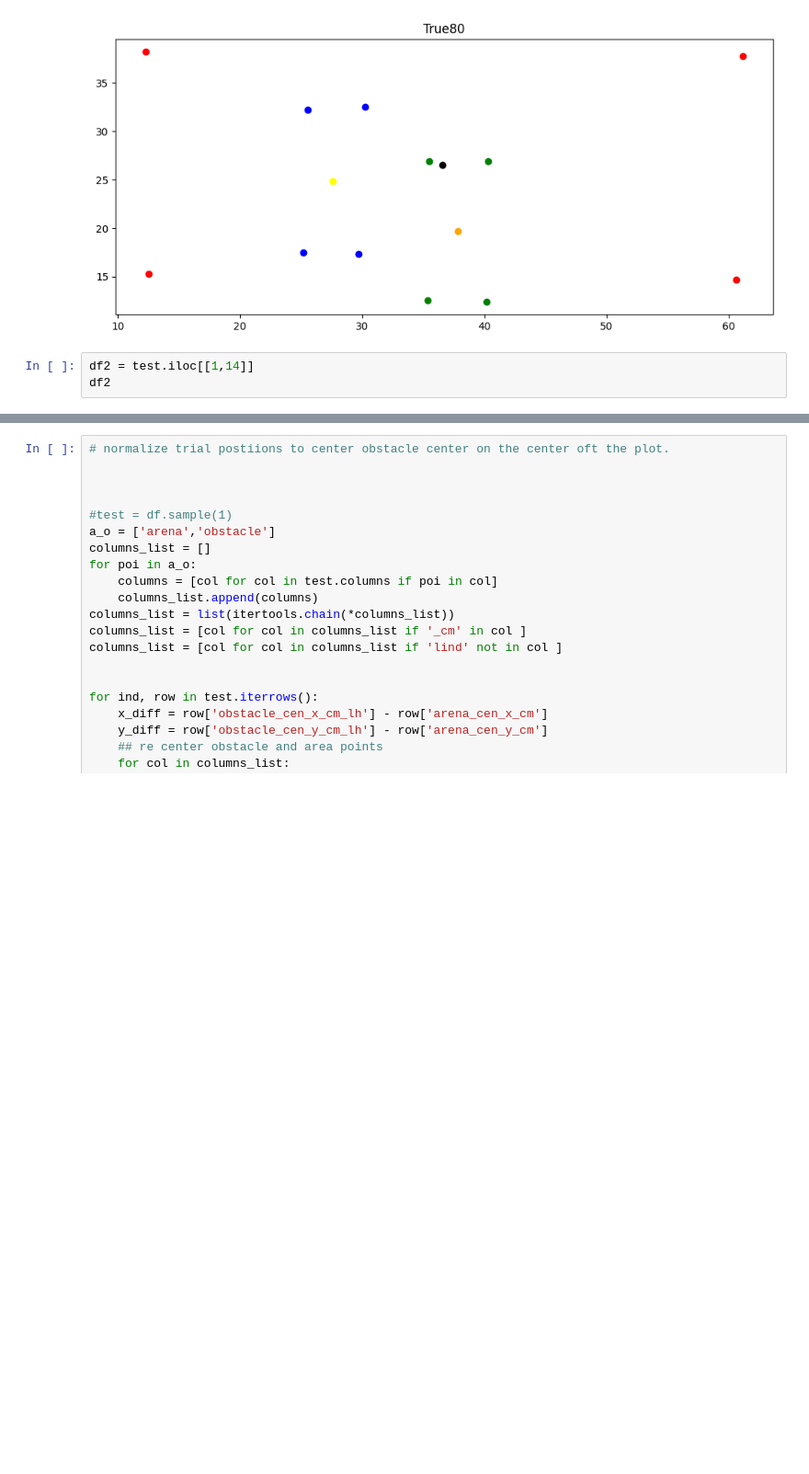
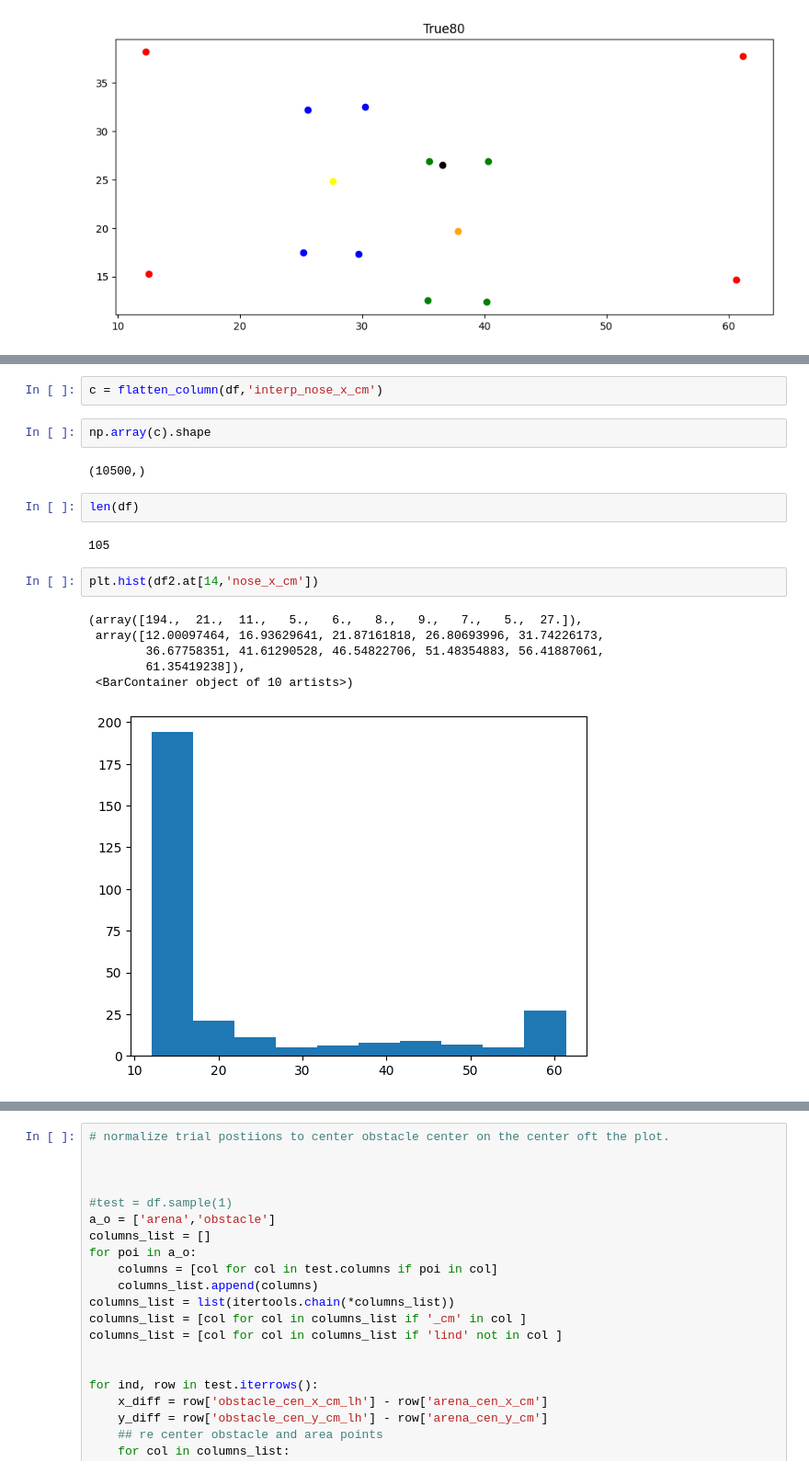
Before and after one commit to msidikpr/obstacle_avoidance, a Jupyter notebook: test_functions.ipynb, the cells around one changed output, grey strips where cells are left out. Shown at 92% size. Drawn from its saved outputs; the diff is of its cells as text; blank space fills up the shorter version.

```diff
--- a/test_functions.ipynb
+++ b/test_functions.ipynb
@@ -242,6 +261,3 @@ for ind, row in test.iterrows():
     plt.tight_layout()
 # %% [output]
 [figure]
-# %%
-df2 = test.iloc[[1,14]]
-df2
@@ -253,2 +357,21 @@ df2
+# %%
+c = flatten_column(df,'interp_nose_x_cm')
+# %%
+np.array(c).shape
+# %% [output]
+(10500,)
+# %%
+len(df)
+# %% [output]
+105
+# %%
+plt.hist(df2.at[14,'nose_x_cm'])
+# %% [output]
+(array([194.,  21.,  11.,   5.,   6.,   8.,   9.,   7.,   5.,  27.]),
+ array([12.00097464, 16.93629641, 21.87161818, 26.80693996, 31.74226173,
+        36.67758351, 41.61290528, 46.54822706, 51.48354883, 56.41887061,
+        61.35419238]),
+ <BarContainer object of 10 artists>)
+[figure, added]
 # %%
 ## get index of obstacle after mouse reaches a ceartin x postion
```
Also changed, not shown: parts of 33 cells of this notebook, 4 other files.
